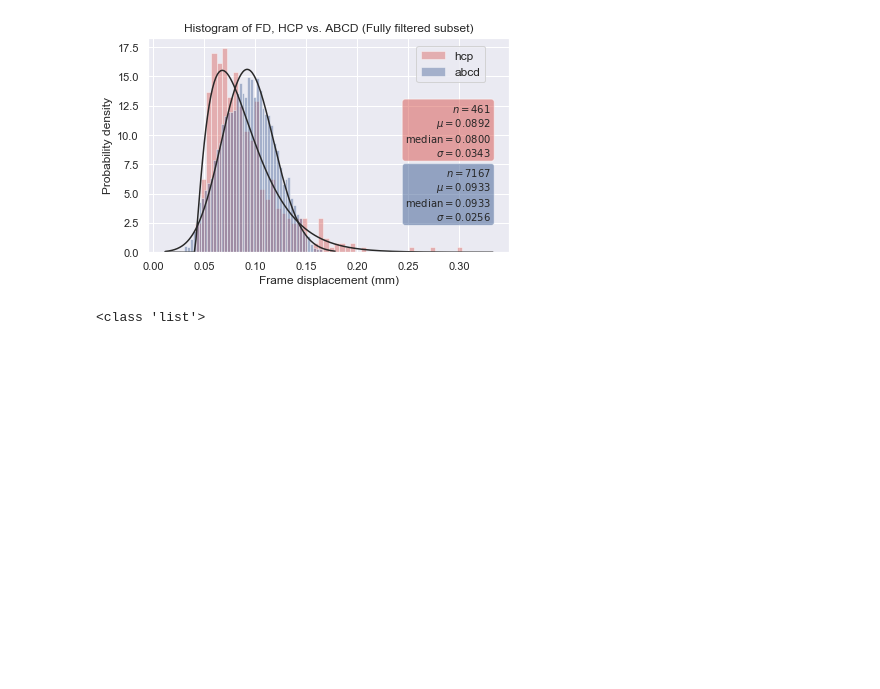
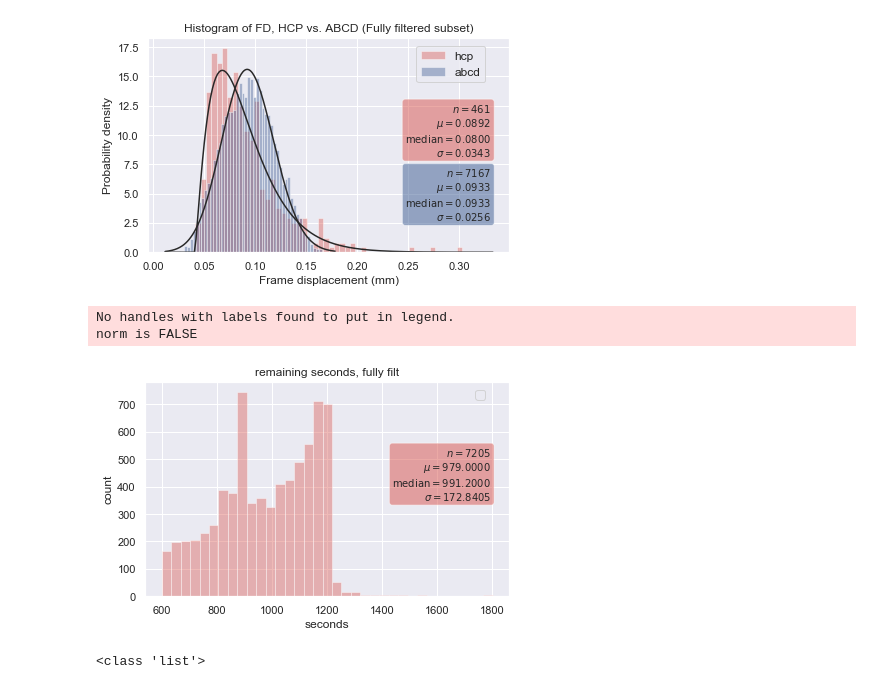
Before and after one commit to nih-fmrif/abcd_cca_replication, a Jupyter notebook: motion/hcp_abcd_motion_analysis.ipynb, the cells around one changed output. Drawn from its saved outputs; the diff is of its cells as text; code cells hidden in the pictures; blank space fills up the shorter version.

```diff
--- a/motion/hcp_abcd_motion_analysis.ipynb
+++ b/motion/hcp_abcd_motion_analysis.ipynb
@@ -23,6 +23,42 @@ print(len(abcd))
 # %% [output]
 8814
 8811
+# %%
+def single_hist(l1,titlestr,xlab,ylab,norm,bins):
+    # bins=50
+    fig, ax = plt.subplots()
+
+    # Call the sns.set() function
+    sns.set()
+
+    if norm:
+        print('norm is TRUE')
+        sns.distplot(l1,bins=bins,norm_hist=True,label='hcp',fit=stats.gamma,kde=False,color=sns.xkcd_rgb["pale red"])
+    else:
+        print('norm is FALSE')
+        sns.distplot(l1,bins=bins,color=sns.xkcd_rgb["pale red"],kde=False)
+
+    plt.legend(loc='upper right', bbox_to_anchor=(0.95, 0.99),fontsize=12)
+
+    ax.set_xlabel(xlab)
+    ax.set_ylabel(ylab)
+    ax.set_title(titlestr)
+
+    textstr1 = '\n'.join((
+        r'$n=%d$' % (len(l1), ),
+        r'$\mu=%.4f$' % (np.mean(l1), ),
+        r'$\mathrm{median}=%.4f$' % (np.median(l1), ),
+        r'$\sigma=%.4f$' % (np.std(l1), )))
+
+    props1 = dict(boxstyle='round', facecolor=sns.xkcd_rgb["pale red"], alpha=0.5)
+
+    # place a text box in upper left in axes coords
+    ax.text(0.95, 0.7, textstr1, transform=ax.transAxes, fontsize=10,
+            verticalalignment='top', horizontalalignment='right', bbox=props1)
+
+    # Tweak spacing to prevent clipping of ylabel
+    fig.tight_layout()
+    plt.show()
 # %%
 def plot_hist(l1,l2,titlestr):
     bins=50
@@ -213,6 +246,7 @@ final_subs = qc3['subjectkey'].tolist()
 msd_final = msd_rt_anom_filt[msd_rt_anom_filt['sub'].isin(final_subs)]
 
 abcd=msd_final['remaining_frame_mean_FD'].tolist()
+remaining = msd_final['remaining_seconds'].tolist()
 len(abcd)
 # %% [output]
 7167
@@ -220,6 +254,14 @@ len(abcd)
 plot_hist(hcp,abcd,'Histogram of FD, HCP vs. ABCD (Fully filtered subset)')
 # %% [output]
 [figure]
+# %%
+bins=len(remaining)
+single_hist(remaining,'remaining seconds, fully filt','seconds','count',norm=False,bins=35)
+# sns.distplot(remaining,hist=True,kde=False)
+# %% [output]
+No handles with labels found to put in legend.
+norm is FALSE
+[figure, added]
 # %%
 print(type(final_subs))
 # %% [output]
```
Also changed, not shown: parts of 1 cell of this notebook, 2 other files.
